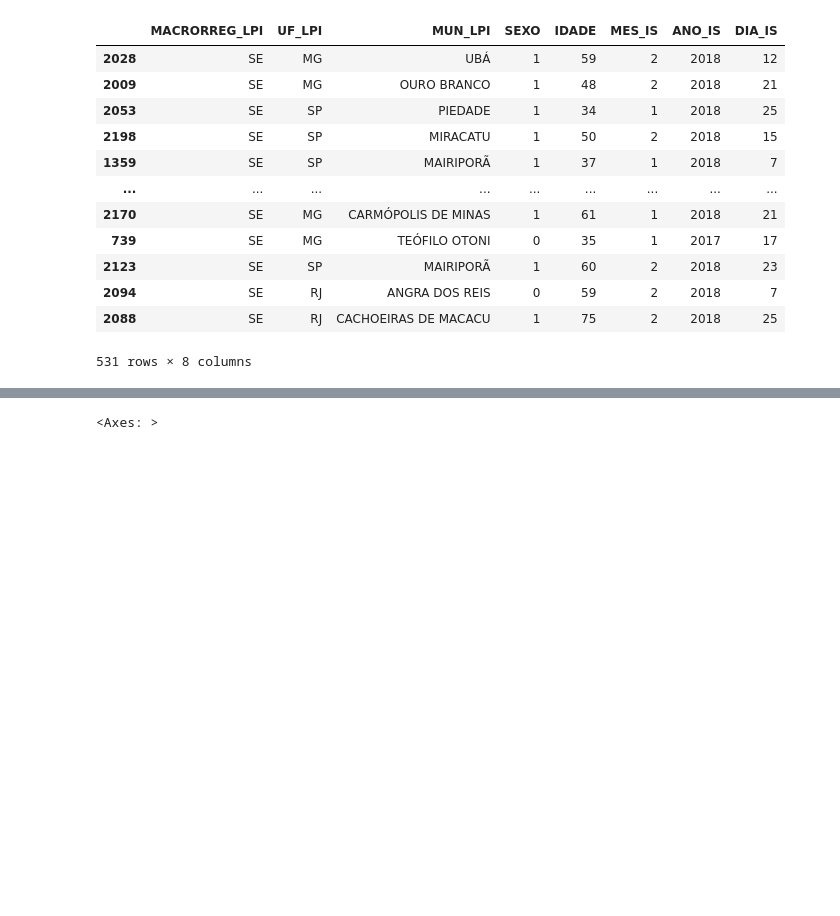
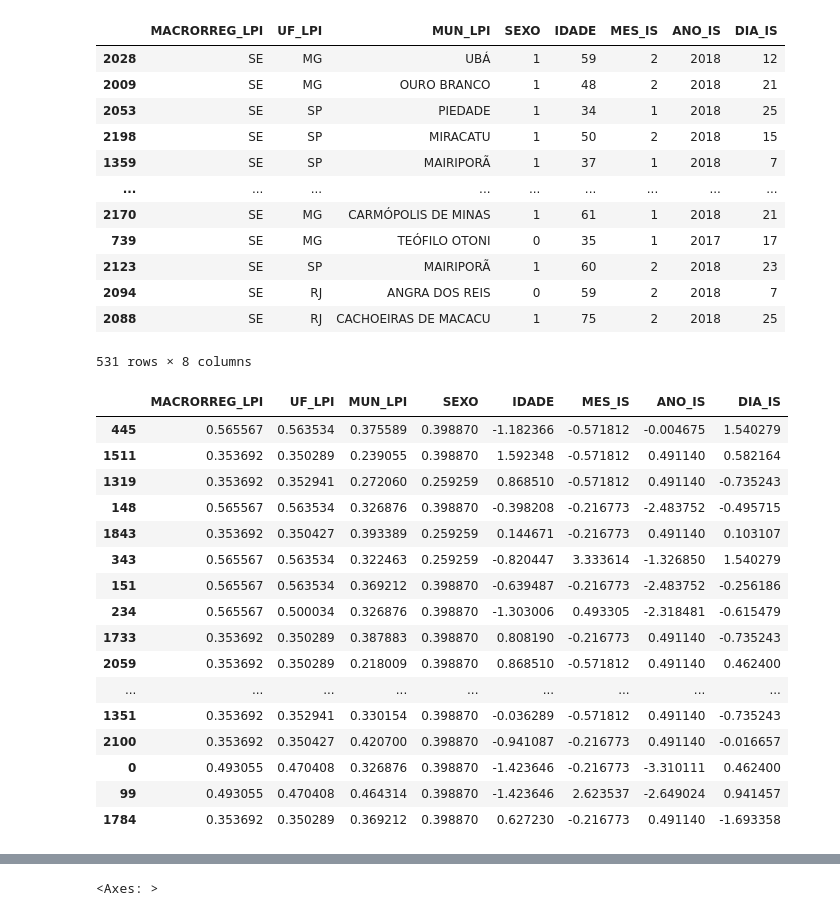
Before and after one commit to Muniz97/Yellow-fever-Febre-Amarela, a Jupyter notebook: 3 - Preprocessing/Yellow_Fever_Preprocessing.ipynb, the cells around one changed output, grey strips where cells are left out. Drawn from its saved outputs; the diff is of its cells as text; code cells hidden in the pictures; blank space fills up the shorter version.

```diff
--- a/3 - Preprocessing/Yellow_Fever_Preprocessing.ipynb
+++ b/3 - Preprocessing/Yellow_Fever_Preprocessing.ipynb
@@ -117,0 +127,20 @@ from category_encoders import TargetEncoder
+# %%
+x_train_encoder.head(25)
+# %% [output]
+|  | MACRORREG_LPI | UF_LPI | MUN_LPI | SEXO | IDADE | MES_IS | ANO_IS | DIA_IS |
+| 445 | 0.565567 | 0.563534 | 0.375589 | 0.398870 | -1.182366 | -0.571812 | -0.004675 | 1.540279 |
+| 1511 | 0.353692 | 0.350289 | 0.239055 | 0.398870 | 1.592348 | -0.571812 | 0.491140 | 0.582164 |
+| 1319 | 0.353692 | 0.352941 | 0.272060 | 0.259259 | 0.868510 | -0.571812 | 0.491140 | -0.735243 |
+| 148 | 0.565567 | 0.563534 | 0.326876 | 0.398870 | -0.398208 | -0.216773 | -2.483752 | -0.495715 |
+| 1843 | 0.353692 | 0.350427 | 0.393389 | 0.259259 | 0.144671 | -0.216773 | 0.491140 | 0.103107 |
+| 343 | 0.565567 | 0.563534 | 0.322463 | 0.259259 | -0.820447 | 3.333614 | -1.326850 | 1.540279 |
+| 151 | 0.565567 | 0.563534 | 0.369212 | 0.398870 | -0.639487 | -0.216773 | -2.483752 | -0.256186 |
+| 234 | 0.565567 | 0.500034 | 0.326876 | 0.398870 | -1.303006 | 0.493305 | -2.318481 | -0.615479 |
+| 1733 | 0.353692 | 0.350289 | 0.387883 | 0.398870 | 0.808190 | -0.216773 | 0.491140 | -0.735243 |
+| 2059 | 0.353692 | 0.350289 | 0.218009 | 0.398870 | 0.868510 | -0.571812 | 0.491140 | 0.462400 |
+| ... | ... | ... | ... | ... | ... | ... | ... | ... |
+| 1351 | 0.353692 | 0.352941 | 0.330154 | 0.398870 | -0.036289 | -0.571812 | 0.491140 | -0.735243 |
+| 2100 | 0.353692 | 0.350427 | 0.420700 | 0.398870 | -0.941087 | -0.216773 | 0.491140 | -0.016657 |
+| 0 | 0.493055 | 0.470408 | 0.326876 | 0.398870 | -1.423646 | -0.216773 | -3.310111 | 0.462400 |
+| 99 | 0.493055 | 0.470408 | 0.464314 | 0.398870 | -1.423646 | 2.623537 | -2.649024 | 0.941457 |
+| 1784 | 0.353692 | 0.350289 | 0.369212 | 0.398870 | 0.627230 | -0.216773 | 0.491140 | -1.693358 |
```
Also changed, not shown: parts of 6 cells of this notebook.
